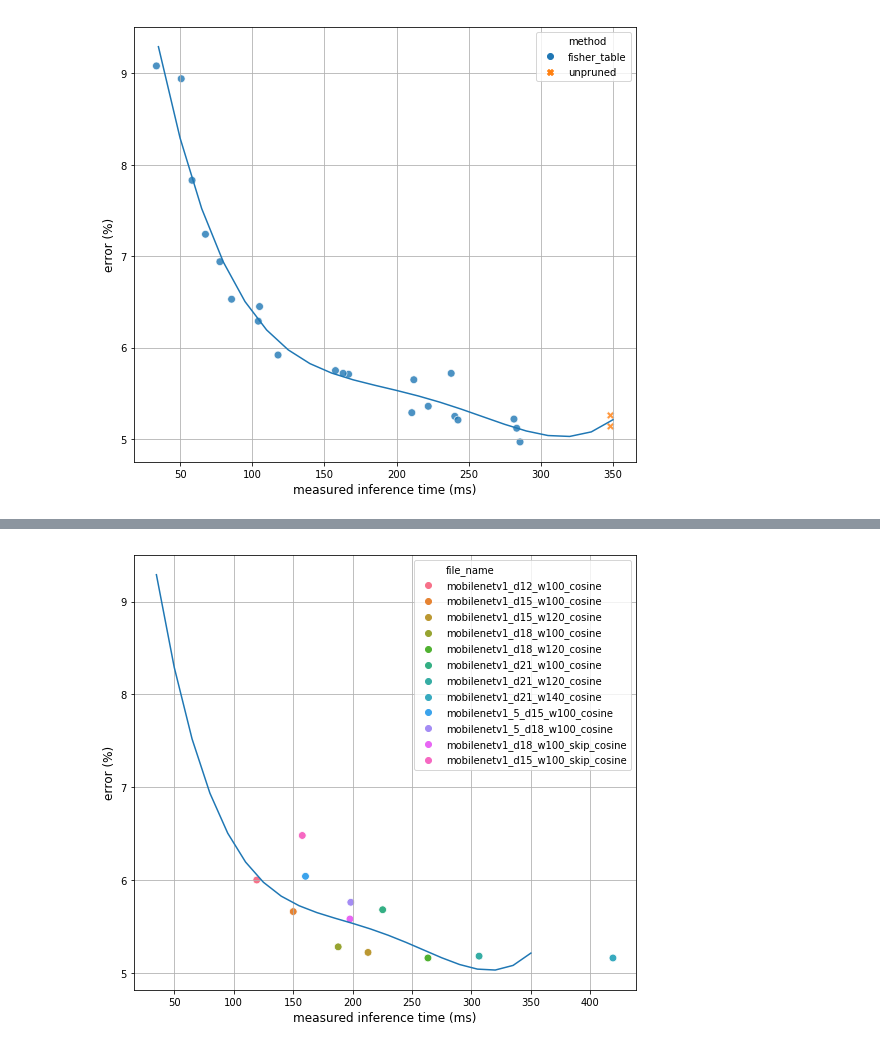
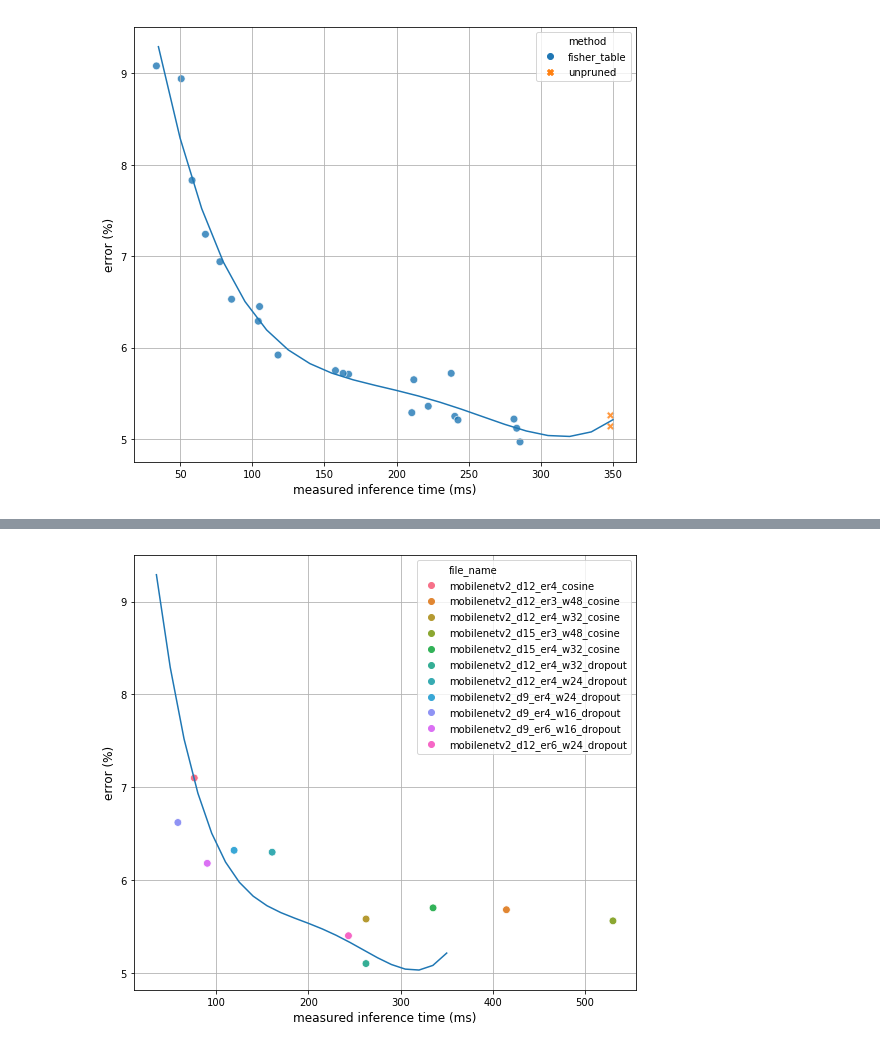
Before and after one commit to NatGr/Master_Thesis, a Jupyter notebook: training_from_scratch/visualize.ipynb, the cells around one changed output, grey strips where cells are left out. Cells and saved outputs as stored; diff of their text form; code cells hidden in the pictures.

Commit message:
modifying mobilenetv2

```diff
--- a/training_from_scratch/visualize.ipynb
+++ b/training_from_scratch/visualize.ipynb
@@ -100,11 +100,11 @@ ax.legend(by_label.values(), by_label.keys(), title="architecture");
 # %%
 fig, ax = plt.subplots(1, figsize=(9, 8))
-results_val_to_plot = results_val[results_val.arch == "mobilenetv1"][results_val.time > 80]
+results_val_to_plot = results_val[results_val.arch == "mobilenetv2"]
 sns.scatterplot(x="time", y="error", data=results_val_to_plot, hue='file_name',
                 legend='brief', ax=ax, s=60)
 plt.plot(np.arange(35,351,15), polynom(np.arange(35,351,15)))
 ax.set_xlabel('measured inference time (ms)', fontsize=12)
 ax.set_ylabel('error (%)', fontsize=12)
 ax.grid(True)
 # %% [output]
-[figure, old version]
+[figure, new version]
```
Also changed, not shown: parts of 2 cells of this notebook, 4 other files.
